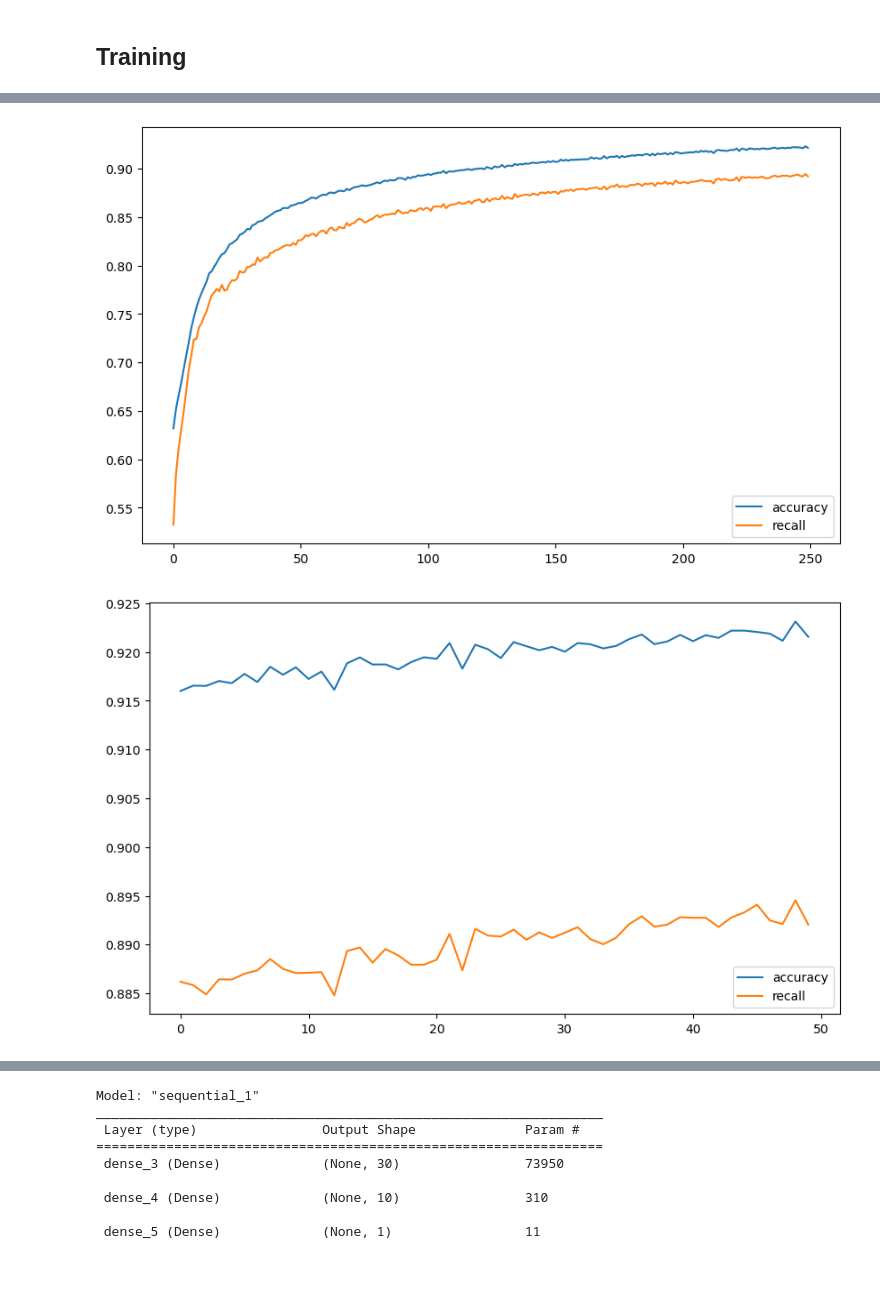
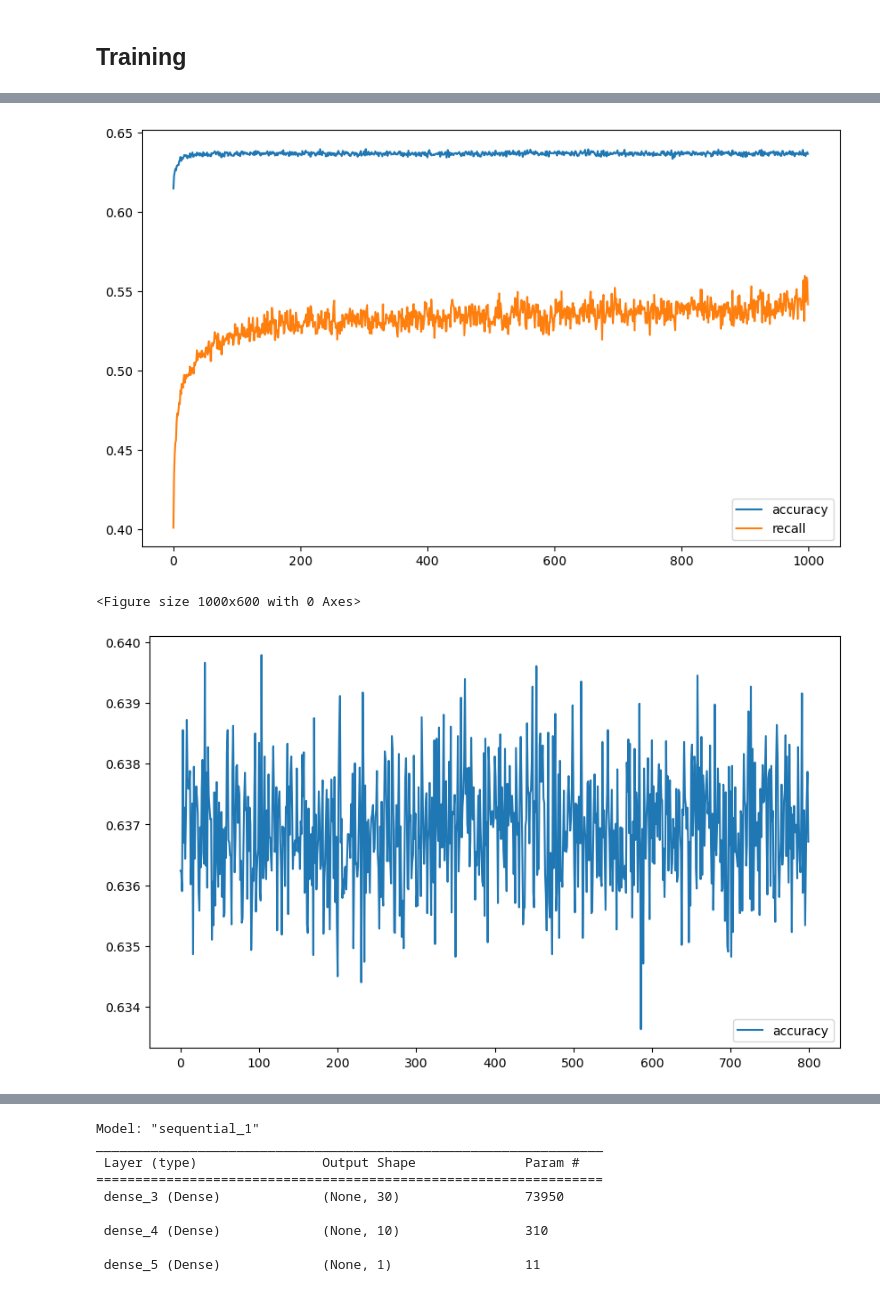
Before and after one commit to kkdsdesilva/diabetes-ucidata, a Jupyter notebook: notebooks/models/model_test.ipynb, the cells around one changed output, grey strips where cells are left out. Drawn from its saved outputs; the diff is of its cells as text; code cells hidden in the pictures.

```diff
--- a/notebooks/models/model_test.ipynb
+++ b/notebooks/models/model_test.ipynb
@@ -130,8 +136,8 @@ plt.tick_params('both', length=10, width=1, which='both')
 ## Training
 # %%
 config_1 = [(32, 'relu'), (10, 'relu')]
-input_dim, n_ini, epochs, batch_size,  = int(df_wo.shape[-1])-1, 64, 250, 32 # int(df_wo.shape[-1]),
-learning_rate = ['nonvarying', 2e-3]
+input_dim, n_ini, epochs, batch_size,  = int(df_wo.shape[-1])-1, 64, 1000, 32 # int(df_wo.shape[-1]),
+learning_rate = ['nonvarying', 1e-3]
 validation_split = 0
 
 nn_model, history = train_NN(config_1, X_train_wo, y_train_wo, input_dim, n_ini, epochs, batch_size, validation_split, learning_rate)
@@ -141,28 +146,54 @@ nn_model, history = train_NN(config_1, X_train_wo, y_train_wo, input_dim, n_ini,
 # %%
+
+# Directory for neural network runs
+
+current_dir = os.getcwd()
+results_dir = os.path.abspath(os.path.join(current_dir, '..', '..'))
+if not os.path.exists(results_dir):
+    os.makedirs(results_dir)
+
+results_dir = os.path.join(results_dir, 'experiments/mlruns')
+# Generate a timestamp for the folder name
+current_time = datetime.datetime.now()
+folder_name = current_time.strftime("run_%Y-%m-%d_%H-%M-%S")
+
+results_dir = os.path.join(results_dir, folder_name)
+
+if not os.path.exists(results_dir):
+    os.makedirs(results_dir)
 
 
 loss = history.history['loss']
 accuracy = history.history['accuracy']
 recall = history.history['recall']
 
-plt.figure(figsize=(10, 6))
+fig = plt.figure(figsize=(10, 6))
+
 plt.plot(accuracy, label='accuracy')
 plt.plot(recall, label='recall')
 #plt.plot(loss, label='loss')
 plt.legend(loc='lower right')
 
+fig.savefig(results_dir+'/regl2-accuracy_recall_optimizedlr.png',\
+           dpi=600,format='png',bbox_inches='tight')
+
 plt.show()
 
 # Zoomed-in plot
-plt.figure(figsize=(10, 6))
+fig = plt.figure(figsize=(10, 6))
+
 plt.plot(accuracy[200:], label='accuracy')
-plt.plot(recall[200:], label='recall')
+#plt.plot(recall[200:], label='recall')
 #plt.plot(loss, label='loss')
 plt.legend(loc='lower right')
 
+fig.savefig(results_dir+'/zoom-regl2-accuracy_recall_optimizedlr.png',\
+           dpi=600,format='png',bbox_inches='tight')
+
 plt.show()
 # %% [output]
-[figure, old version]
+[figure, new version]
+<Figure size 1000x600 with 0 Axes>
-[figure, old version]
+[figure, new version]
 # %%
 from sklearn.metrics import roc_curve, auc, f1_score, confusion_matrix, recall_score, precision_score
```
Also changed, not shown: parts of 5 cells of this notebook, 5 other files.
